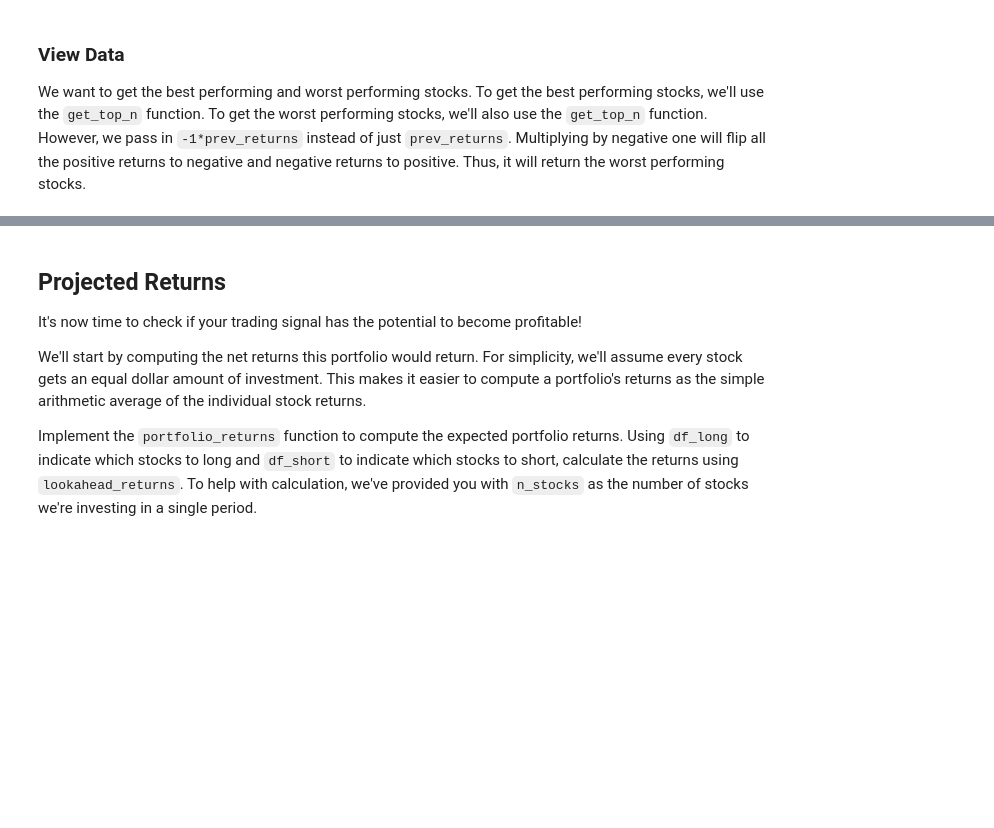
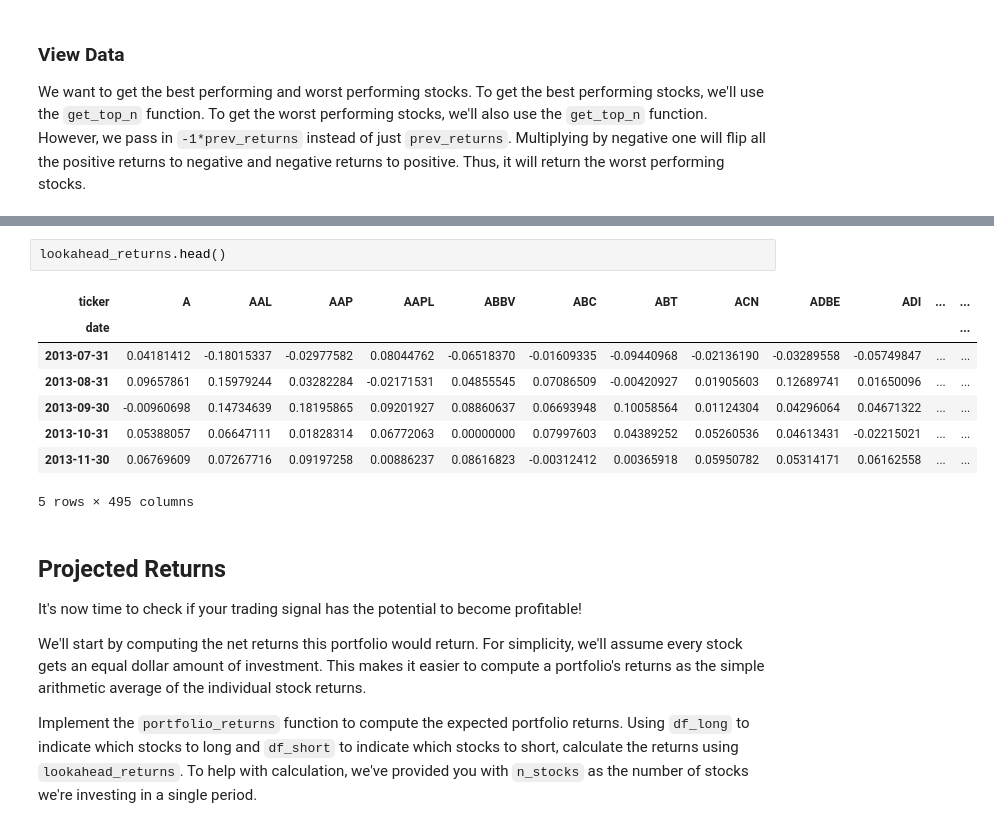
Before and after one commit to RocioLiu/AI-for-Trading, a Jupyter notebook: 1. Quantitative-Trading/L9_Project-1_Trading-with-Momentum/project_1_Trading-with-Momentum.ipynb, the cells around one changed output, grey strips where cells are left out. Saved outputs shown, nothing was run; the diff lists cells and outputs as text; blank space fills up the shorter version.

```diff
--- a/1. Quantitative-Trading/L9_Project-1_Trading-with-Momentum/project_1_Trading-with-Momentum.ipynb
+++ b/1. Quantitative-Trading/L9_Project-1_Trading-with-Momentum/project_1_Trading-with-Momentum.ipynb
@@ -323,3 +356,14 @@ EEGS, LPXH, JRFG, PKDB, FJTP
+# %%
+lookahead_returns.head()
+# %% [output]
+| ticker | A | AAL | AAP | AAPL | ABBV | ABC | ABT | ACN | ADBE | ADI | ... | ... |
+| date |  |  |  |  |  |  |  |  |  |  |  | ... |
+| 2013-07-31 | 0.04181412 | -0.18015337 | -0.02977582 | 0.08044762 | -0.06518370 | -0.01609335 | -0.09440968 | -0.02136190 | -0.03289558 | -0.05749847 | ... | ... |
+| 2013-08-31 | 0.09657861 | 0.15979244 | 0.03282284 | -0.02171531 | 0.04855545 | 0.07086509 | -0.00420927 | 0.01905603 | 0.12689741 | 0.01650096 | ... | ... |
+| 2013-09-30 | -0.00960698 | 0.14734639 | 0.18195865 | 0.09201927 | 0.08860637 | 0.06693948 | 0.10058564 | 0.01124304 | 0.04296064 | 0.04671322 | ... | ... |
+| 2013-10-31 | 0.05388057 | 0.06647111 | 0.01828314 | 0.06772063 | 0.00000000 | 0.07997603 | 0.04389252 | 0.05260536 | 0.04613431 | -0.02215021 | ... | ... |
+| 2013-11-30 | 0.06769609 | 0.07267716 | 0.09197258 | 0.00886237 | 0.08616823 | -0.00312412 | 0.00365918 | 0.05950782 | 0.05314171 | 0.06162558 | ... | ... |
+5 rows × 495 columns
 # %% [markdown]
 ## Projected Returns
 It's now time to check if your trading signal has the potential to become profitable!
```
Also changed, not shown: parts of 15 cells of this notebook.
